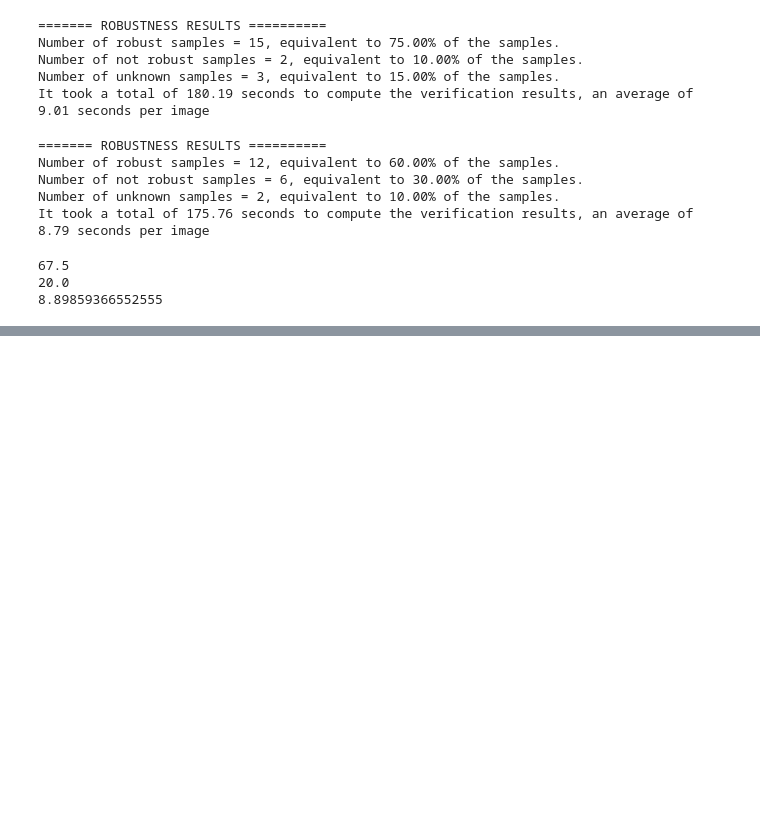
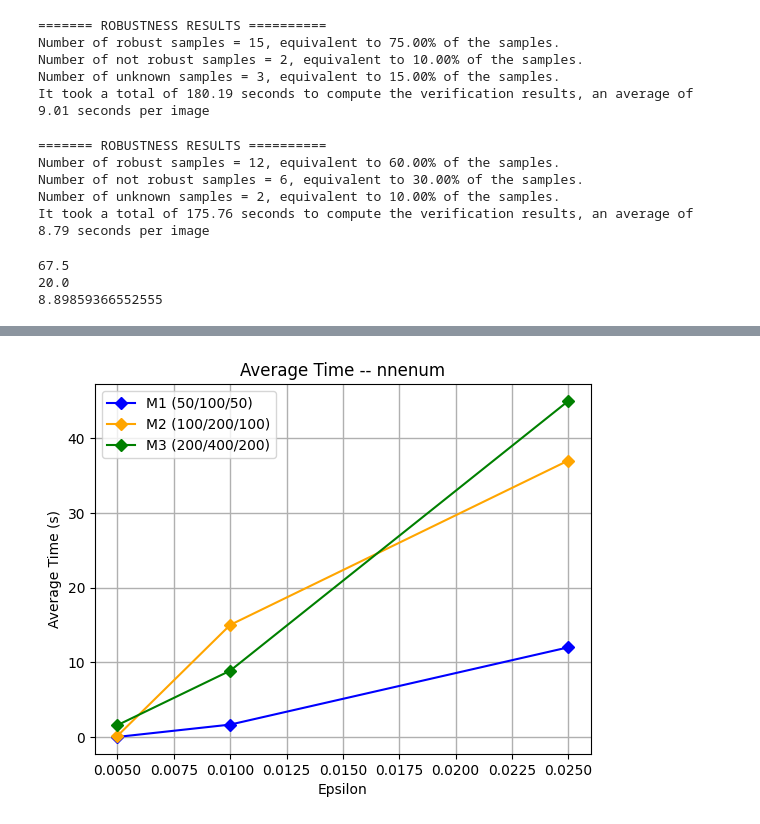
Before and after one commit to judydnguyen/FDIA-python-verification, a Jupyter notebook: verification_results.ipynb, the cells around one changed output, grey strips where cells are left out. Cells and saved outputs as stored; diff of their text form; code cells hidden in the pictures; blank space fills up the shorter version.

```diff
--- a/verification_results.ipynb
+++ b/verification_results.ipynb
@@ -147,0 +129,19 @@ nnv_result
+# %%
+# nnv_result = nnenum_result
+# Plot the average time
+# Create a unique color for each model
+model_colors = {'M1 (50/100/50)': 'blue', 'M2 (100/200/100)': 'orange', 'M3 (200/400/200)': 'green'}
+
+# Plot the average time for each model
+for model in nnenum_result['model'].unique():
+    model_data = nnenum_result[nnenum_result['model'] == model]
+    plt.plot(model_data['epsilon'], model_data['AVG time (s)'], color=model_colors[model], marker='D', linestyle='-', label=model)
+
+plt.xlabel('Epsilon')
+plt.ylabel('Average Time (s)')
+plt.title('Average Time -- nnenum')
+plt.legend()
+plt.grid(linewidth=1)
+plt.show()
+# %% [output]
+[figure, added]
```
Also changed, not shown: parts of 7 cells of this notebook, 1 other file.
